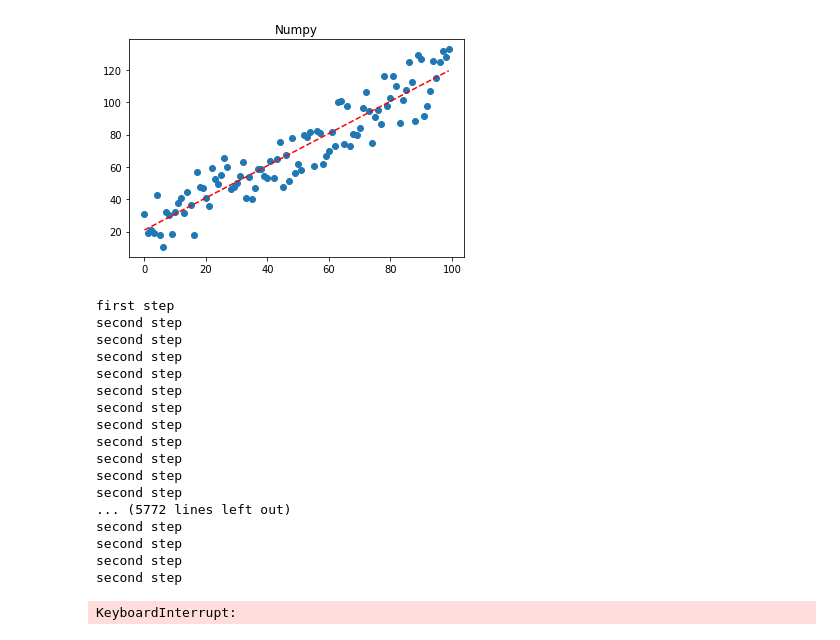
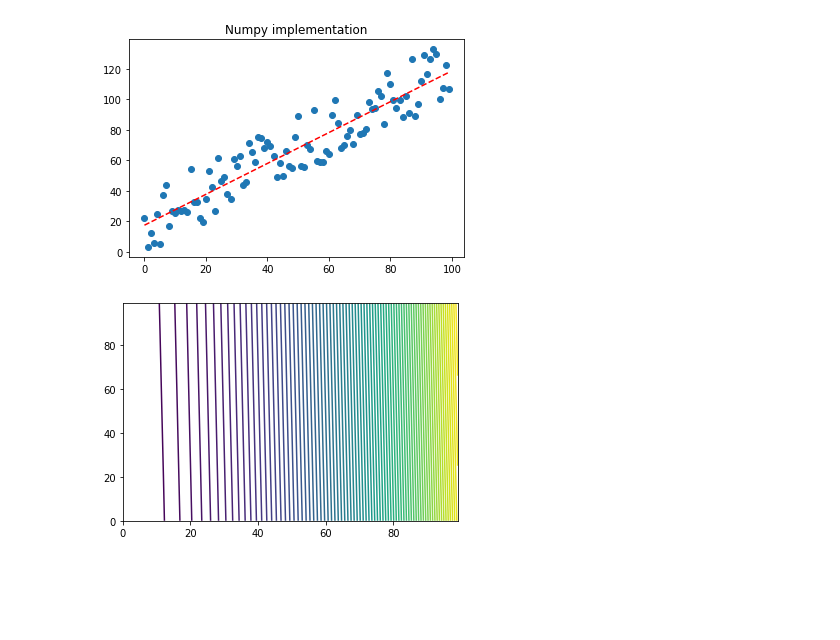
Before and after one commit to 42juododranoel/my-machine-learning-stuff, a Jupyter notebook: linear-regression.ipynb, the cells around one changed output. Drawn from its saved outputs; the diff is of its cells as text; code cells hidden in the pictures; blank space fills up the shorter version.

```diff
--- a/linear-regression.ipynb
+++ b/linear-regression.ipynb
@@ -2,17 +2,26 @@
 import numpy
 from matplotlib import pyplot
 
+"""
+h → hypothesis function
+se → square error
+cf → cost function
+t1, t2 → theta one and two
+xs → x values
+ys → y values
+"""
+
 
 def get_axes(n):
-    x = numpy.arange(n)
-    delta = numpy.random.uniform(0, 40, size=[n])
-    y = x + delta
-    return x, y
+    xs = numpy.arange(n)
+    deltas = numpy.random.uniform(0, 40, size=[n])
+    ys = xs + deltas
+    return xs, ys
 
 
-def plot_axes(x, y, hx, line, title):
-    pyplot.scatter(x, y)
-    pyplot.plot(x, hx, line)
+def plot_axes(xs, ys, hx, line, title):
+    pyplot.scatter(xs, ys)
+    pyplot.plot(xs, hx, line)
     pyplot.title(title)
     pyplot.show()
 
@@ -25,15 +34,6 @@ def numpy_least_squares_implementation(xs, ys):
 
 
 def my_least_squares_implementation(xs, ys, n):
-    """
-    h → hypothesis function
-    se → square error
-    cf → cost function
-    t1, t2 → theta one and two
-    xs → x values
-    ys → y values
-    """
-
     def h(x, _t1, _t2):
         return _t1 * x + _t2
 
@@ -43,67 +43,53 @@ def my_least_squares_implementation(xs, ys, n):
                 (h(xs[i], t1, t2) - ys[i]) ** 2
                 for i in range(n)
             ]
-        )
+        ) / 1000000
 
     t1_min = 0
     t2_min = 0
     t1_max = n
     t2_max = n
-    #     t1s = numpy.arange(t1_min, t1_max)
-    #     t2s = numpy.arange(t2_min, t2_max)
+    t1s = numpy.arange(t1_min, t1_max)
+    t2s = numpy.arange(t2_min, t2_max)
 
-    #     vcf = numpy.vectorize(cf)
-    #     t12s, t21s = numpy.meshgrid(t1s, t2s)
-    #     square_errors = cf(t12s, t21s)
+    vcf = numpy.vectorize(cf)
+    t12s, t21s = numpy.meshgrid(t1s, t2s)
+    square_errors = vcf(t12s, t21s)
 
-    #     pyplot.contourf(t1s, t2s, square_errors, n)
-    #     pyplot.show()
+    pyplot.contour(t1s, t2s, square_errors, n)
+    pyplot.title('My cost function')
+    pyplot.show()
+
+    # C данными нет проблем, по крайней мере мешгрид и вектора работают как должны
+    # проблема может быть в алгоритме кост-функции
+    # но скорее всего проблема в том, что я неправильно строю график
 
     square_errors = {}
     t1 = t1_min
     while t1 < t1_max:
         t2 = t2_min
 
         while t2 < t2_max:
-            print('second step')
-
             error_value = cf(t1, t2)
             square_errors[error_value] = [t1, t2]
 
             t2 += 1
 
         t1 += 1
 
     least_square_error = min(square_errors.keys())
     t1, t2 = square_errors[least_square_error]
-    return [h(xs[i]) for i in range(n)]
+    return [h(xs[i], t1, t2) for i in range(n)]
 
 
 if __name__ == '__main__':
     xs, ys = get_axes(n=100)
 
     numpy_hx = numpy_least_squares_implementation(xs, ys)
-    plot_axes(xs, ys, numpy_hx, '--r', 'Numpy')
+    plot_axes(xs, ys, numpy_hx, '--r', 'Numpy implementation')
 
     my_hx = my_least_squares_implementation(xs, ys, n=100)
     plot_axes(xs, ys, my_hx, '--g', 'My implementation')
 # %% [output]
-[figure, old version]
+[figure, new version]
-first step
-second step
-second step
-second step
-second step
-second step
-second step
-second step
-second step
-second step
-second step
-second step
-... (5772 lines left out)
-second step
-second step
-second step
-second step
-KeyboardInterrupt:
+[figure, added]
```
Also changed, not shown: parts of 1 cell of this notebook.
